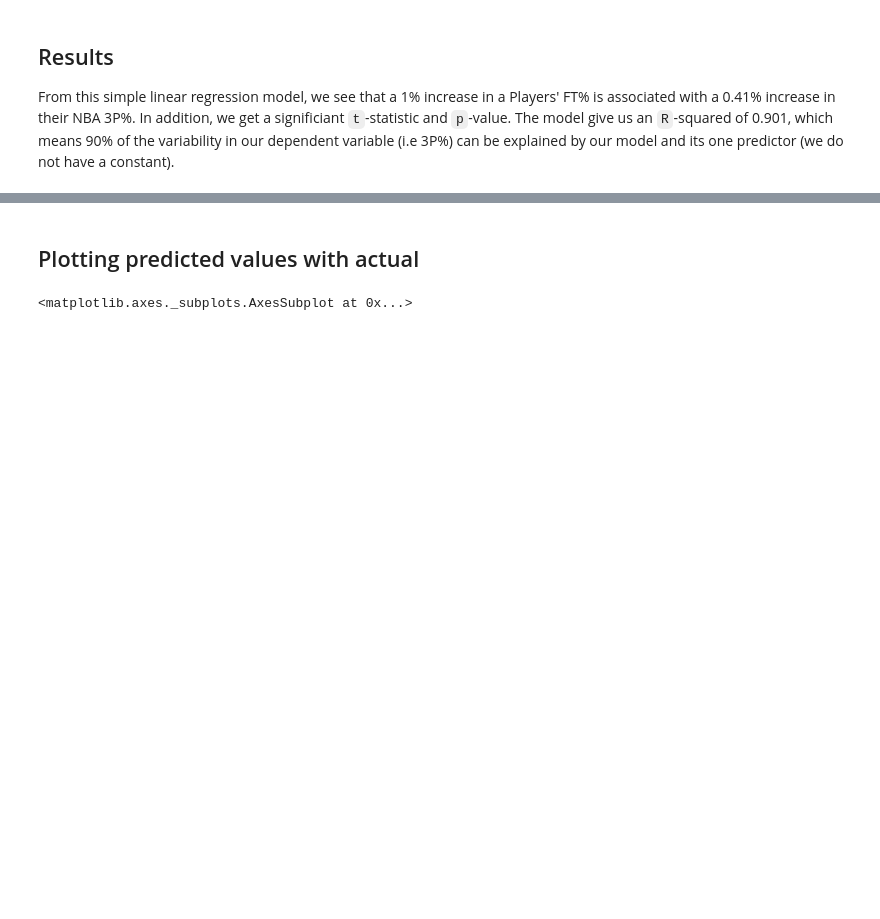
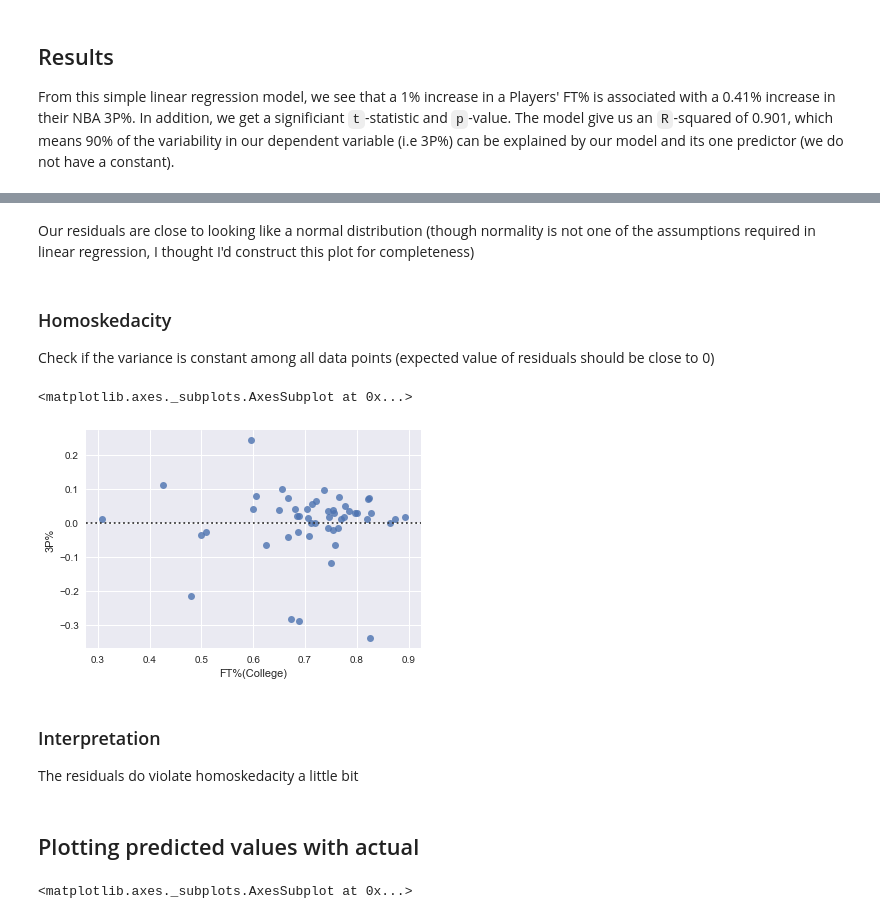
Before and after one commit to hashimg/Sports-Analytics, a Jupyter notebook: college_shooting/College Shooting.ipynb, the cells around one changed output, grey strips where cells are left out. Drawn from its saved outputs; the diff is of its cells as text; code cells hidden in the pictures; blank space fills up the shorter version.

```diff
--- a/college_shooting/College Shooting.ipynb
+++ b/college_shooting/College Shooting.ipynb
@@ -316,3 +335,18 @@ From this simple linear regression model, we see that a 1% increase in a Players
+# %% [markdown]
+Our residuals are close to looking like a normal distribution (though normality is not one of the assumptions required in linear regression, I thought I'd construct this plot for completeness)
+# %% [markdown]
+### Homoskedacity
+
+Check if the variance is constant among all data points (expected value of residuals should be close to 0)
+# %%
+sns.residplot(X_mat, y_mat, data = testdf)
+# %% [output]
+<matplotlib.axes._subplots.AxesSubplot at 0x...>
+[figure, added]
+# %% [markdown]
+### Interpretation
+
+The residuals do violate homoskedacity a little bit
 # %% [markdown]
 ## Plotting predicted values with actual
 # %%
```
Also changed, not shown: parts of 21 cells of this notebook.
